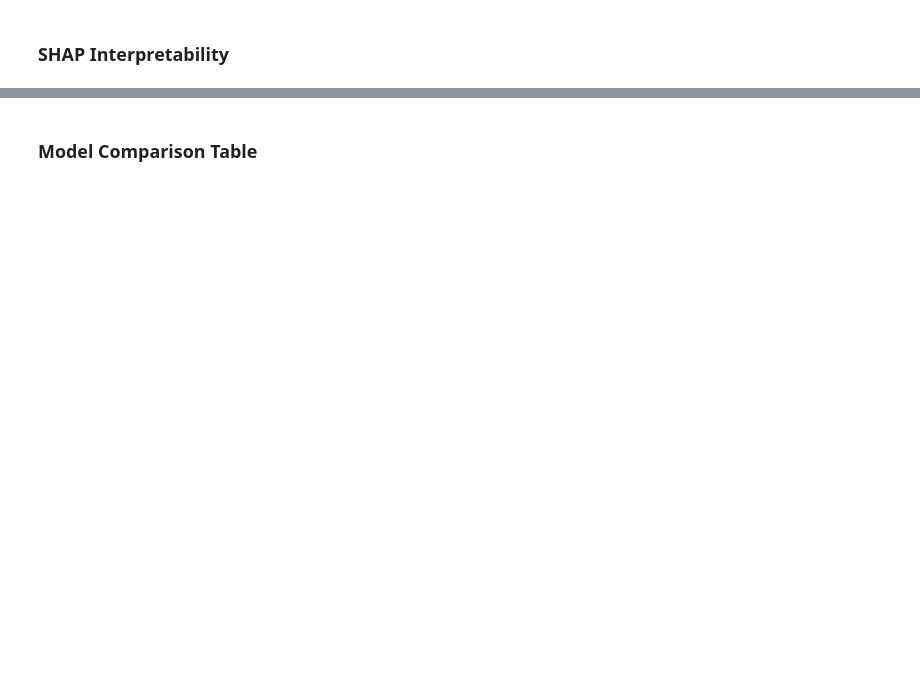
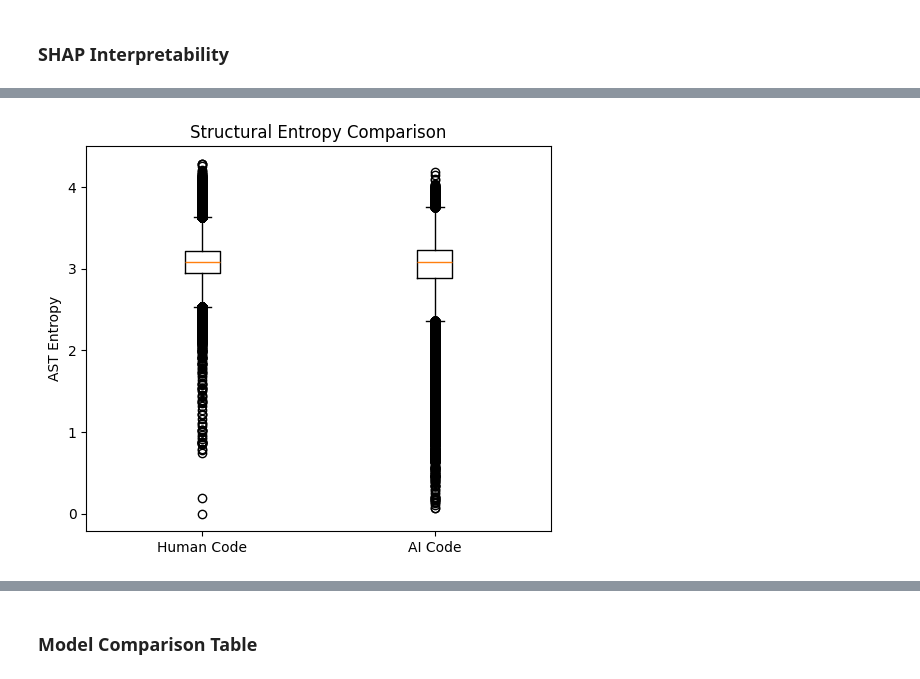
Before and after one commit to Yogesh-Narasimha/machine-generated-code-detection, a Jupyter notebook: notebooks/ast_scalar_treesitter.ipynb, the cells around one changed output, grey strips where cells are left out. Saved outputs shown, nothing was run; the diff lists cells and outputs as text; code cells hidden in the pictures; blank space fills up the shorter version.

```diff
--- a/notebooks/ast_scalar_treesitter.ipynb
+++ b/notebooks/ast_scalar_treesitter.ipynb
@@ -455,0 +533,18 @@ plt.savefig("../data/shap_summary_ast_scalars.png")
+# %%
+entropy_idx = feature_names.index("entropy")
+
+human_entropy = X_train[y_train == 0][:, entropy_idx]
+ai_entropy = X_train[y_train == 1][:, entropy_idx]
+
+plt.figure(figsize=(6,5))
+
+plt.boxplot([human_entropy, ai_entropy], labels=["Human Code", "AI Code"])
+
+plt.ylabel("AST Entropy")
+plt.title("Structural Entropy Comparison")
+
+plt.savefig("../data/entropy_boxplot.png", dpi=300)
+
+plt.show()
+# %% [output]
+[figure, added]
```
Also changed, not shown: parts of 14 cells of this notebook.
